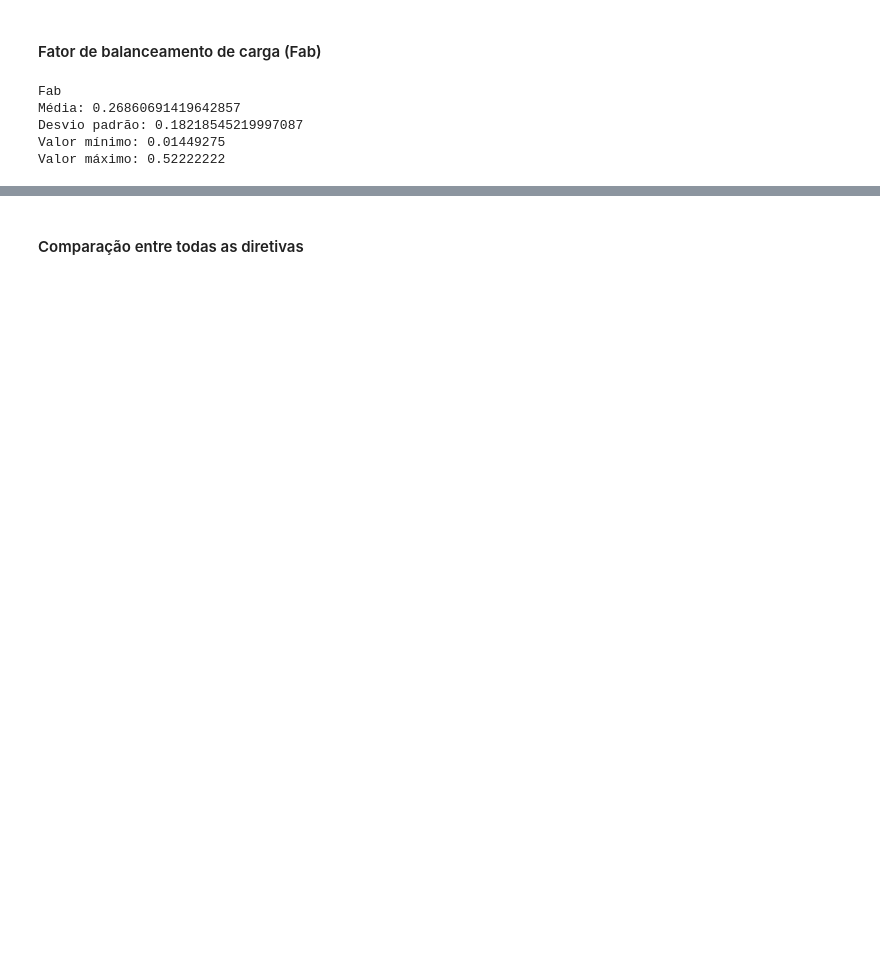
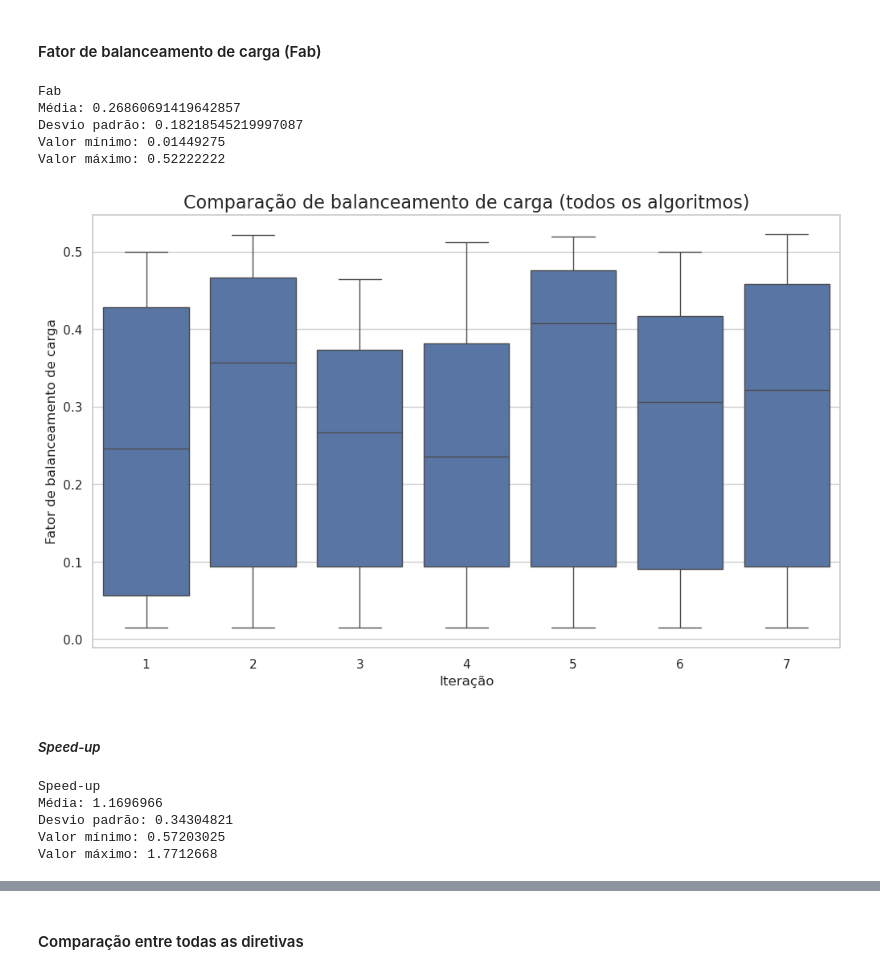
Before and after one commit to igorssant/UESC-codigos-pos-graduacao, a Jupyter notebook: processamento_paralelo/presentation/main.ipynb, the cells around one changed output, grey strips where cells are left out. Cells and saved outputs as stored; diff of their text form; code cells hidden in the pictures; blank space fills up the shorter version.

```diff
--- a/processamento_paralelo/presentation/main.ipynb
+++ b/processamento_paralelo/presentation/main.ipynb
@@ -3810,3 +3823,28 @@ Média: 0.26860691419642857
 Desvio padrão: 0.18218545219997087
 Valor mínimo: 0.01449275
 Valor máximo: 0.52222222
+# %%
+plt.figure(figsize=(12, 7))
+
+sns.boxplot(data=Fab_df, x="interacao", y="Fab")
+
+plt.title("Comparação de balanceamento de carga (todos os algoritmos)", fontsize=16)
+plt.xlabel("Iteração", fontsize=12)
+plt.ylabel("Fator de balanceamento de carga", fontsize=12)
+plt.show()
+# %% [output]
+[figure, added]
+# %% [markdown]
+##### *Speed-up*
+# %%
+print("Speed-up")
+print("Média:", Fab_df["speed_up"].mean())
+print("Desvio padrão:", Fab_df["speed_up"].std())
+print("Valor mínimo:", Fab_df["speed_up"].min())
+print("Valor máximo:", Fab_df["speed_up"].max())
+# %% [output]
+Speed-up
+Média: 1.1696966
+Desvio padrão: 0.34304821
+Valor mínimo: 0.57203025
+Valor máximo: 1.7712668
```
Also changed, not shown: parts of 19 cells of this notebook.
